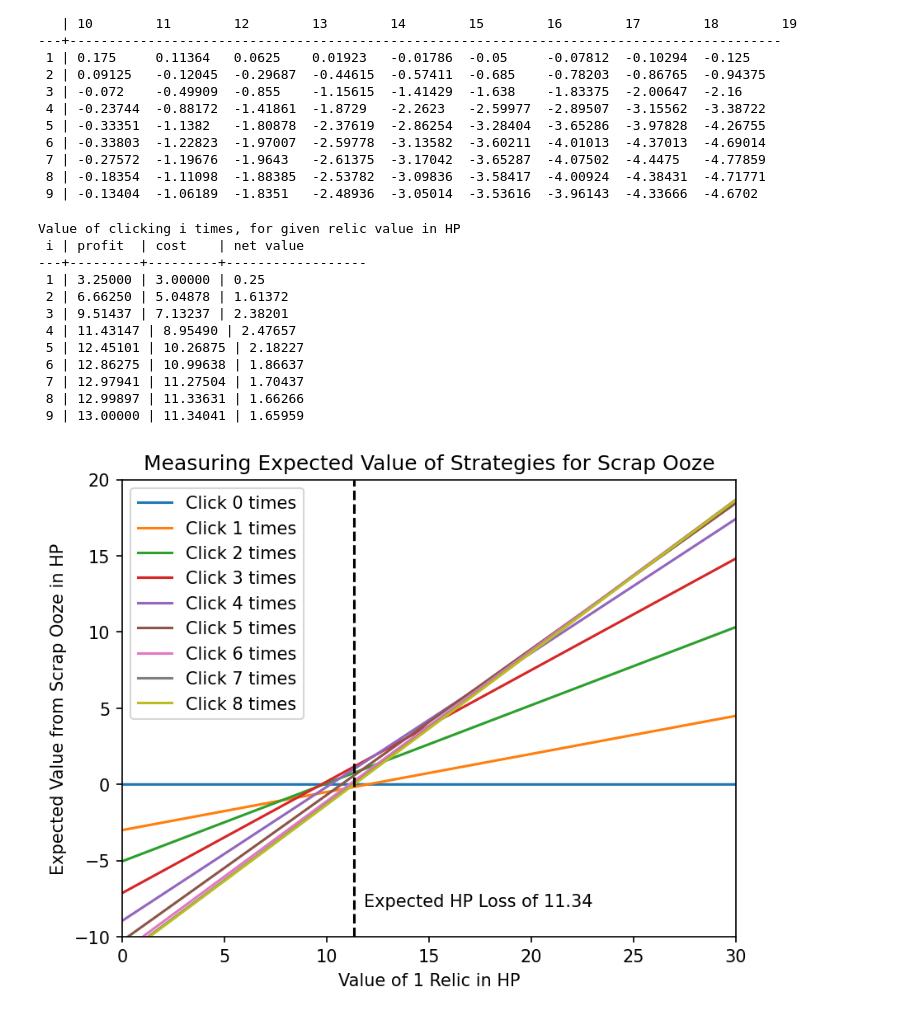
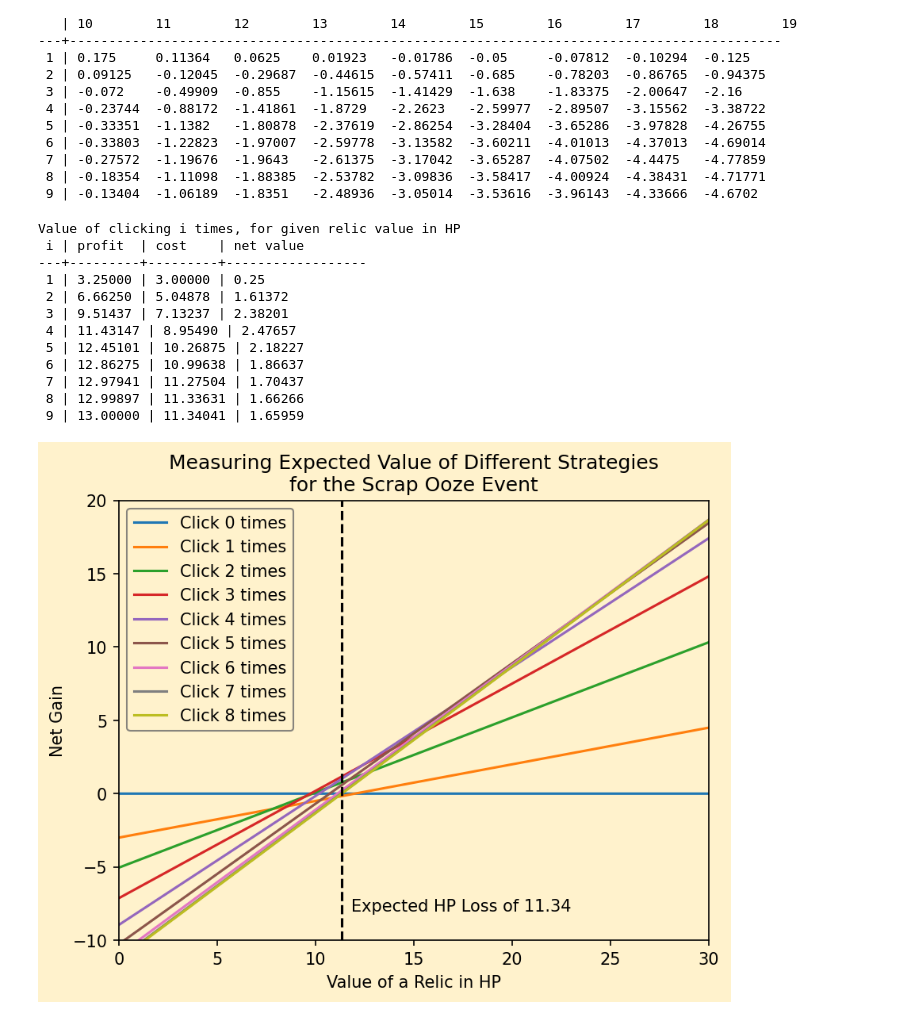
Before and after one commit to michaelplunkett/Slay-the-Spire-Probability-Analysis, a Jupyter notebook: Scrap-ooze.ipynb, the cells around one changed output. Cells and saved outputs as stored; diff of their text form; code cells hidden in the pictures.

```diff
--- a/Scrap-ooze.ipynb
+++ b/Scrap-ooze.ipynb
@@ -283,35 +283,37 @@ for i in range(n):
     value = f"{step_value_in_HP(i+1, relic_to_HP):.5f}".rstrip('0').rstrip('.')
     line = f" {i+1} | {subseq_cum_p_win[0][i]*relic_to_HP:.5f} | {cost:.5f} | {value:10}"
     print(line)
 
 relic_to_HP_pts = np.arange(0, 30, 0.01)
 step_value_in_HP_pts = np.empty((n, len(relic_to_HP_pts)))
 for i in range(n):
     step_value_in_HP_pts[i] = step_value_in_HP(i, relic_to_HP_pts)
 
 fig, ax = plt.subplots(dpi=150)
+ax.set_facecolor("#fff2cc")
+fig.patch.set_facecolor('#fff2cc')
 for i in range(n):
     plt.plot(relic_to_HP_pts, step_value_in_HP_pts[i], label=f"Click {i} times")
 plt.vlines(x=Expected_HP_loss_A1[0], ymin=-10, ymax=20, color='k', linestyles='--')
 plt.annotate(f"Expected HP Loss of {Expected_HP_loss_A1[0]:.2f}", xy=(11.8,-8))
 plt.xlim([0, 30])
 plt.ylim([-10,20])
-plt.title("Measuring Expected Value of Strategies for Scrap Ooze")
-plt.xlabel("Value of 1 Relic in HP")
-plt.ylabel("Expected Value from Scrap Ooze in HP")
-plt.legend()
+plt.title("Measuring Expected Value of Different Strategies\nfor the Scrap Ooze Event")
+plt.xlabel("Value of a Relic in HP")
+plt.ylabel("Net Gain")
+plt.legend(facecolor='#fff2cc', edgecolor='dimgrey')
 plt.show()
 # %% [output]
 Value of clicking i times, for given relic value in HP
  i | profit  | cost    | net value
 ---+---------+---------+------------------
  1 | 3.25000 | 3.00000 | 0.25
  2 | 6.66250 | 5.04878 | 1.61372
  3 | 9.51437 | 7.13237 | 2.38201
  4 | 11.43147 | 8.95490 | 2.47657
  5 | 12.45101 | 10.26875 | 2.18227
  6 | 12.86275 | 10.99638 | 1.86637
  7 | 12.97941 | 11.27504 | 1.70437
  8 | 12.99897 | 11.33631 | 1.66266
  9 | 13.00000 | 11.34041 | 1.65959
-[figure, old version]
+[figure, new version]
```
Also changed, not shown: 1 other file.
